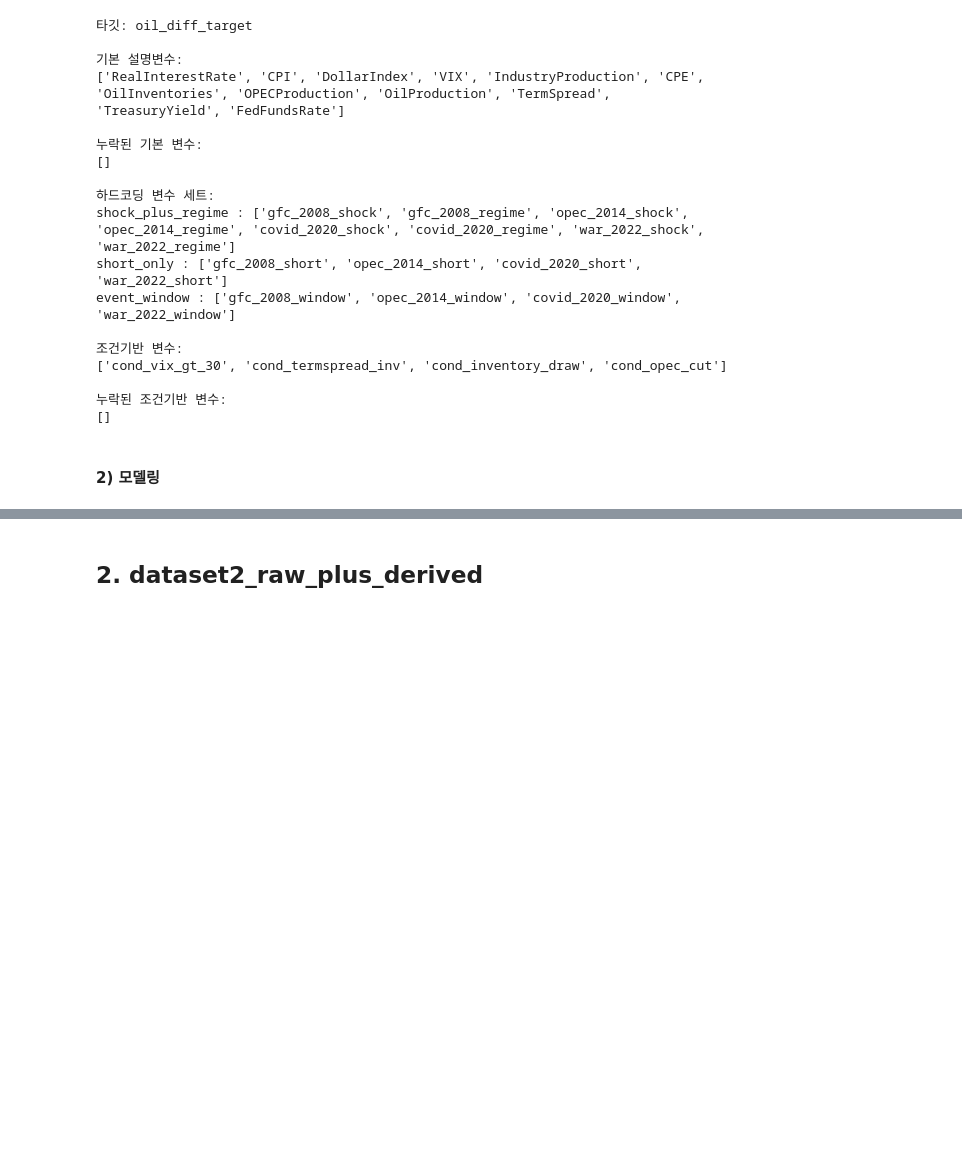
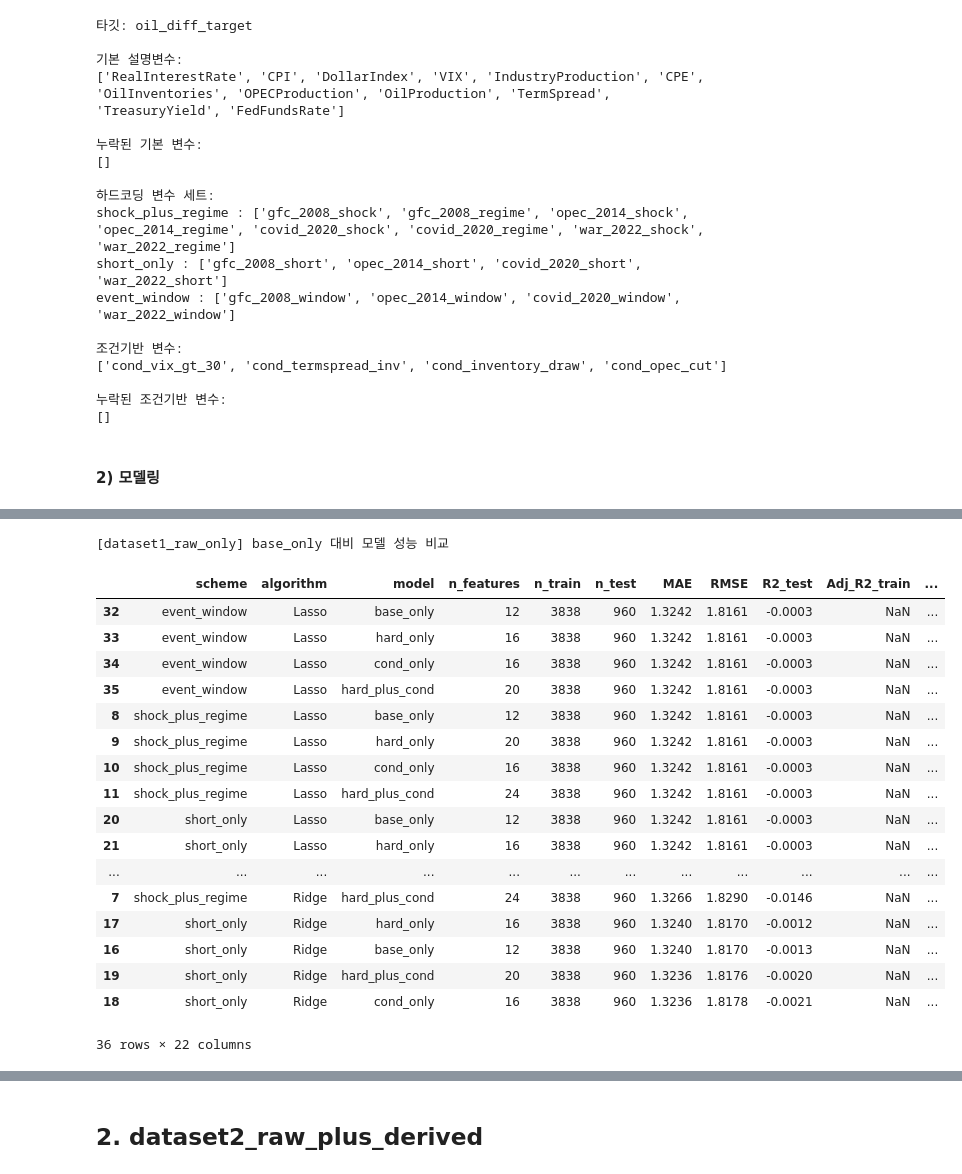
Before and after one commit to choosooa/BAF-26-1-finance_2, a Jupyter notebook: src/Event_dummy_variable.ipynb, the cells around one changed output, grey strips where cells are left out. Saved outputs shown, nothing was run; the diff lists cells and outputs as text; code cells hidden in the pictures; blank space fills up the shorter version.

Commit message:
Event dummy tmp3

```diff
--- a/src/Event_dummy_variable.ipynb
+++ b/src/Event_dummy_variable.ipynb
@@ -523,7 +523,8 @@ def fit_eval_ols(df_model, feature_cols, target_col='oil_diff_target', test_size
         'R2_test': r2_score(y_test, pred),
         'Adj_R2_train': model.rsquared_adj,
         'AIC_train': model.aic,
-        'BIC_train': model.bic
+        'BIC_train': model.bic,
+        'best_alpha': np.nan
     }
 
     return model, result
@@ -1016,0 +1309,31 @@ display(coef_result_1)
+# %%
+# --------------------------------------------
+# 4. 모델링 성능 평가 및 계수
+# --------------------------------------------
+dataset_name_1 = 'dataset1_raw_only'
+
+# 4-1. base_only 대비 성능 변화량 계산 + 전체 모델 성능 비교
+results_compare_delta_1 = make_results_compare_delta(
+    results_compare=result_1,
+    dataset_name=dataset_name_1
+)
+# %% [output]
+[dataset1_raw_only] base_only 대비 모델 성능 비교
+|  | scheme | algorithm | model | n_features | n_train | n_test | MAE | RMSE | R2_test | Adj_R2_train | ... |
+| 32 | event_window | Lasso | base_only | 12 | 3838 | 960 | 1.3242 | 1.8161 | -0.0003 | NaN | ... |
+| 33 | event_window | Lasso | hard_only | 16 | 3838 | 960 | 1.3242 | 1.8161 | -0.0003 | NaN | ... |
+| 34 | event_window | Lasso | cond_only | 16 | 3838 | 960 | 1.3242 | 1.8161 | -0.0003 | NaN | ... |
+| 35 | event_window | Lasso | hard_plus_cond | 20 | 3838 | 960 | 1.3242 | 1.8161 | -0.0003 | NaN | ... |
+| 8 | shock_plus_regime | Lasso | base_only | 12 | 3838 | 960 | 1.3242 | 1.8161 | -0.0003 | NaN | ... |
+| 9 | shock_plus_regime | Lasso | hard_only | 20 | 3838 | 960 | 1.3242 | 1.8161 | -0.0003 | NaN | ... |
+| 10 | shock_plus_regime | Lasso | cond_only | 16 | 3838 | 960 | 1.3242 | 1.8161 | -0.0003 | NaN | ... |
+| 11 | shock_plus_regime | Lasso | hard_plus_cond | 24 | 3838 | 960 | 1.3242 | 1.8161 | -0.0003 | NaN | ... |
+| 20 | short_only | Lasso | base_only | 12 | 3838 | 960 | 1.3242 | 1.8161 | -0.0003 | NaN | ... |
+| 21 | short_only | Lasso | hard_only | 16 | 3838 | 960 | 1.3242 | 1.8161 | -0.0003 | NaN | ... |
+| ... | ... | ... | ... | ... | ... | ... | ... | ... | ... | ... | ... |
+| 7 | shock_plus_regime | Ridge | hard_plus_cond | 24 | 3838 | 960 | 1.3266 | 1.8290 | -0.0146 | NaN | ... |
+| 17 | short_only | Ridge | hard_only | 16 | 3838 | 960 | 1.3240 | 1.8170 | -0.0012 | NaN | ... |
+| 16 | short_only | Ridge | base_only | 12 | 3838 | 960 | 1.3240 | 1.8170 | -0.0013 | NaN | ... |
+| 19 | short_only | Ridge | hard_plus_cond | 20 | 3838 | 960 | 1.3236 | 1.8176 | -0.0020 | NaN | ... |
+| 18 | short_only | Ridge | cond_only | 16 | 3838 | 960 | 1.3236 | 1.8178 | -0.0021 | NaN | ... |
+36 rows × 22 columns
```
Also changed, not shown: parts of 17 cells of this notebook.
